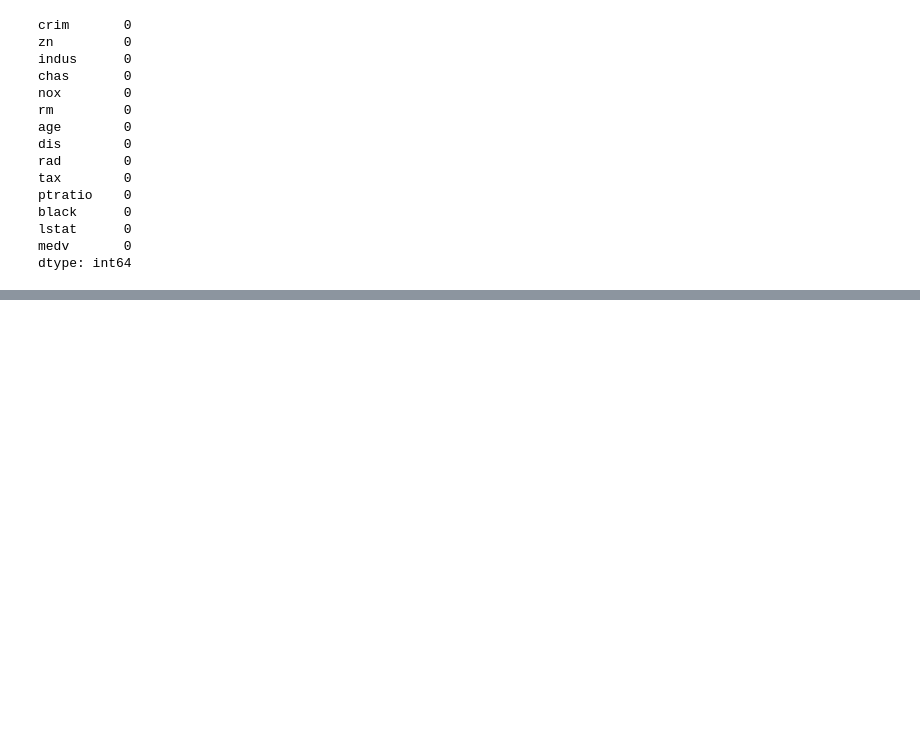
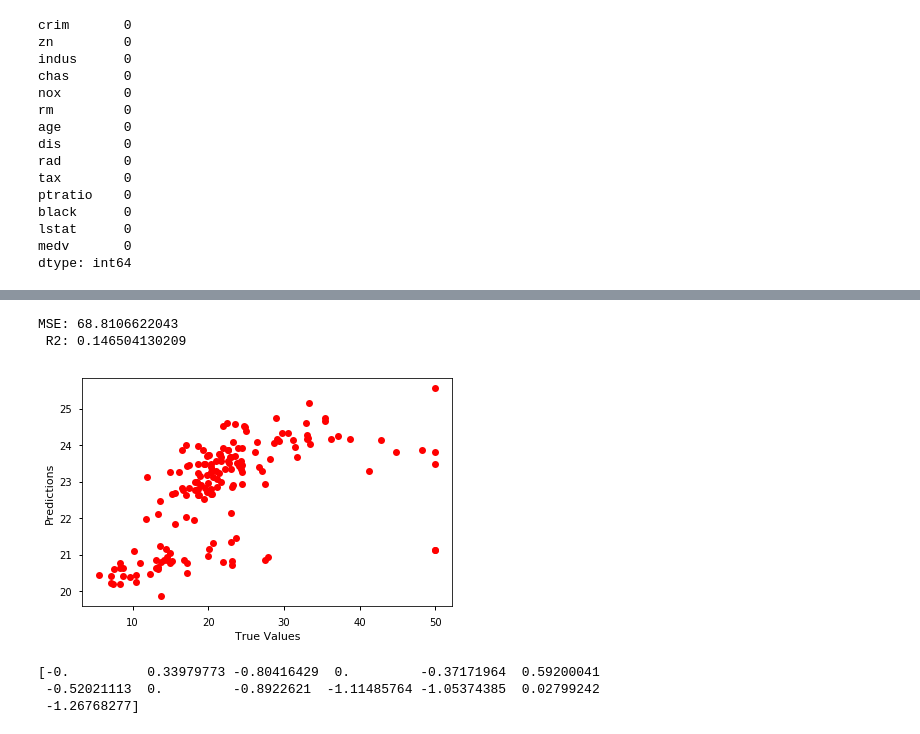
Before and after one commit to OrangeWong/weighted_elastic_net, a Jupyter notebook: Weighted_elastic_net.ipynb, the cells around one changed output, grey strips where cells are left out. Drawn from its saved outputs; the diff is of its cells as text; code cells hidden in the pictures; blank space fills up the shorter version.

```diff
--- a/Weighted_elastic_net.ipynb
+++ b/Weighted_elastic_net.ipynb
@@ -122,0 +150,29 @@ array([ -7.44212451,   0.67029348,  -1.54704442,  20.10449748,
+# %%
+from sklearn.linear_model import ElasticNet
+
+regr = ElasticNet(random_state=0, fit_intercept=True)
+regr.fit(X_train, y_train)
+y_predict_regr = regr.predict(X_test)
+R2_regr = regr.score(X_test, y_test)
+MSE_regr = mse(y_test, y_predict_regr)
+
+print('MSE:', MSE_regr, '\n', 'R2:', R2_regr)
+
+# plot the results
+plot_dims = (6, 4)
+fig, ax = plt.subplots(figsize=plot_dims)
+plt.plot(y_test, y_predict_regr, 'ro')
+ax.set_ylabel('Predictions')
+ax.set_xlabel('True Values')
+plt.tight_layout()
+plt.show()
+plt.close()
+
+print(regr.coef_)
+# %% [output]
+MSE: 68.8106622043
+ R2: 0.146504130209
+[figure, added]
+[-0.          0.33979773 -0.80416429  0.         -0.37171964  0.59200041
+ -0.52021113  0.         -0.8922621  -1.11485764 -1.05374385  0.02799242
+ -1.26768277]
```
Also changed, not shown: parts of 31 cells of this notebook.
